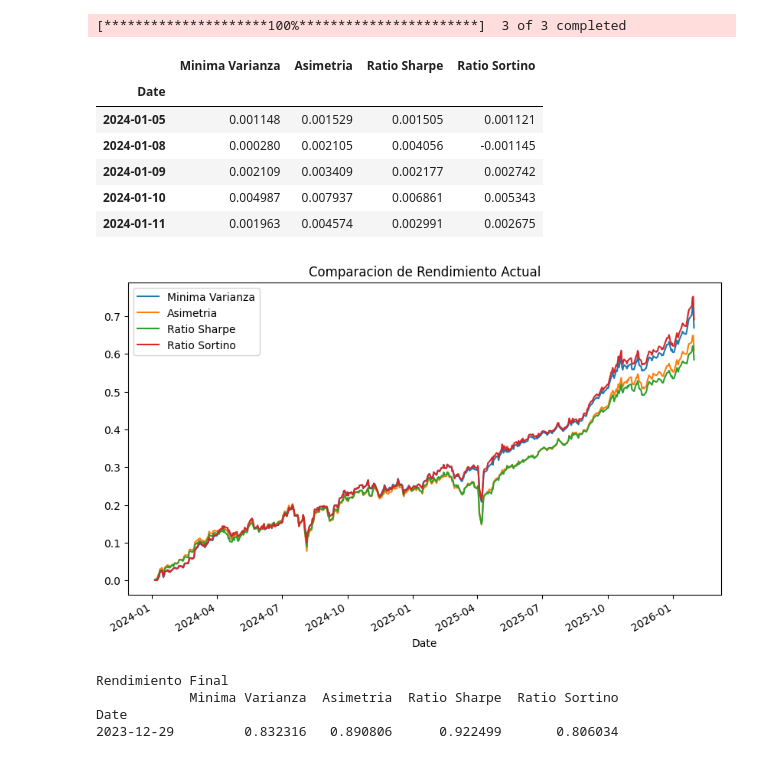
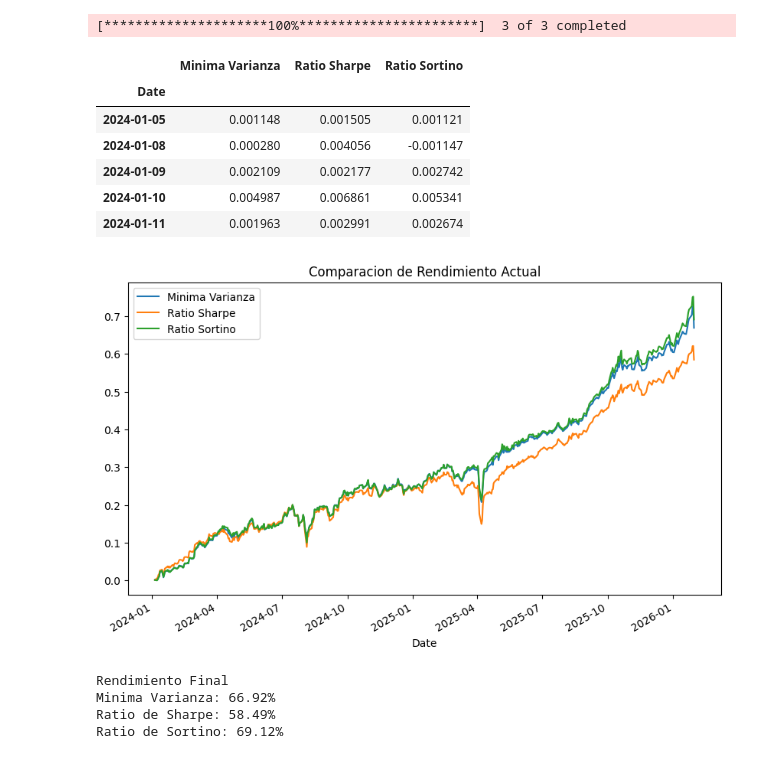
Before and after one commit to Axel9994/Optimizaci-n-de-Portafolio-en-Python, a Jupyter notebook: Optimizacion de Portafolio en Python.ipynb, the cells around one changed output. Saved outputs shown, nothing was run; the diff lists cells and outputs as text; code cells hidden in the pictures.

```diff
--- a/Optimizacion de Portafolio en Python.ipynb
+++ b/Optimizacion de Portafolio en Python.ipynb
@@ -14,6 +14,7 @@ import pandas as pd
 from scipy.optimize import minimize
 
 data = yf.download(['GC=F', '^N225', '^GSPC'], start='2014-01-01', end='2024-01-01', auto_adjust=False)['Close']
+data.columns = ["Oro", "SP-500", "Nikkei-225"]
 # %% [output]
 [*********************100%***********************]  3 of 3 completed
 # %%
@@ -98,8 +91,8 @@ rendimientos = []
 riesgos = []
 portafolios = []
 
-pesos_oro = np.linspace(0, 1, 101)
-pesos_nikkei = np.linspace(0, 1, 101)
+pesos_oro = np.linspace(0, 0.99, 100)
+pesos_nikkei = np.linspace(0, 0.99, 100)
 for po in pesos_oro:
     for pp in pesos_nikkei:
         w1 = po
@@ -219,15 +183,0 @@ def restriccion_pesos_positivos(w):
-# %%
-retornos_diarios = data.pct_change().dropna()
-y = retornos_diarios.values
-
-resultado = minimize(
-    objetivo,
-    pesos_iniciales,
-    args=(y,),
-    method="SLSQP",
-    bounds=limites,
-    constraints=restricciones
-)
-
-pesos_asimetria = resultado.x
-print("Pesos optimos para Criterio de Asimetría y Curtosis: {0}".format(pesos_asimetria))
@@ -410,21 +335,20 @@ new_data = yf.download(['GC=F', '^N225', '^GSPC'], start='2024-01-01', end='2026
 # %%
 actual = pd.DataFrame()
 
 actual['Minima Varianza'] = new_data.pct_change().dot(pesos_min_var)
-actual['Asimetria'] = new_data.pct_change().dot(pesos_asimetria)
 actual['Ratio Sharpe'] = new_data.pct_change().dot(pesos_sharpe)
 actual['Ratio Sortino'] = new_data.pct_change().dot(pesos_sortino)
 
 actual = actual.dropna()
 actual.head()
 # %% [output]
-|  | Minima Varianza | Asimetria | Ratio Sharpe | Ratio Sortino |
-| Date |  |  |  |  |
-| 2024-01-05 | 0.001148 | 0.001529 | 0.001505 | 0.001121 |
-| 2024-01-08 | 0.000280 | 0.002105 | 0.004056 | -0.001145 |
-| 2024-01-09 | 0.002109 | 0.003409 | 0.002177 | 0.002742 |
-| 2024-01-10 | 0.004987 | 0.007937 | 0.006861 | 0.005343 |
-| 2024-01-11 | 0.001963 | 0.004574 | 0.002991 | 0.002675 |
+|  | Minima Varianza | Ratio Sharpe | Ratio Sortino |
+| Date |  |  |  |
+| 2024-01-05 | 0.001148 | 0.001505 | 0.001121 |
+| 2024-01-08 | 0.000280 | 0.004056 | -0.001147 |
+| 2024-01-09 | 0.002109 | 0.002177 | 0.002742 |
+| 2024-01-10 | 0.004987 | 0.006861 | 0.005341 |
+| 2024-01-11 | 0.001963 | 0.002991 | 0.002674 |
 # %%
 #Graficar
 
@@ -433,12 +357,15 @@ actual.cumsum().plot(ax=ax)
 ax.set_title("Comparacion de Rendimiento Actual")
 fig.show()
 # %% [output]
-[figure, old version]
+[figure, new version]
-# %%
-print("Rendimiento Final")
-print(historico.cumsum().tail(1))
-# %% [output]
-Rendimiento Final
-            Minima Varianza  Asimetria  Ratio Sharpe  Ratio Sortino
-Date
-2023-12-29         0.832316   0.890806      0.922499       0.806034
+# %%
+print("Rendimiento Final")
+rendimiento_final = actual.cumsum().tail(1)
+print("Minima Varianza: {:.2%}".format(rendimiento_final['Minima Varianza'].iloc[0]))
+print("Ratio de Sharpe: {:.2%}".format(rendimiento_final['Ratio Sharpe'].iloc[0]))
+print("Ratio de Sortino: {:.2%}".format(rendimiento_final['Ratio Sortino'].iloc[0]))
+# %% [output]
+Rendimiento Final
+Minima Varianza: 66.92%
+Ratio de Sharpe: 58.49%
+Ratio de Sortino: 69.12%
```
Also changed, not shown: parts of 25 cells of this notebook.
